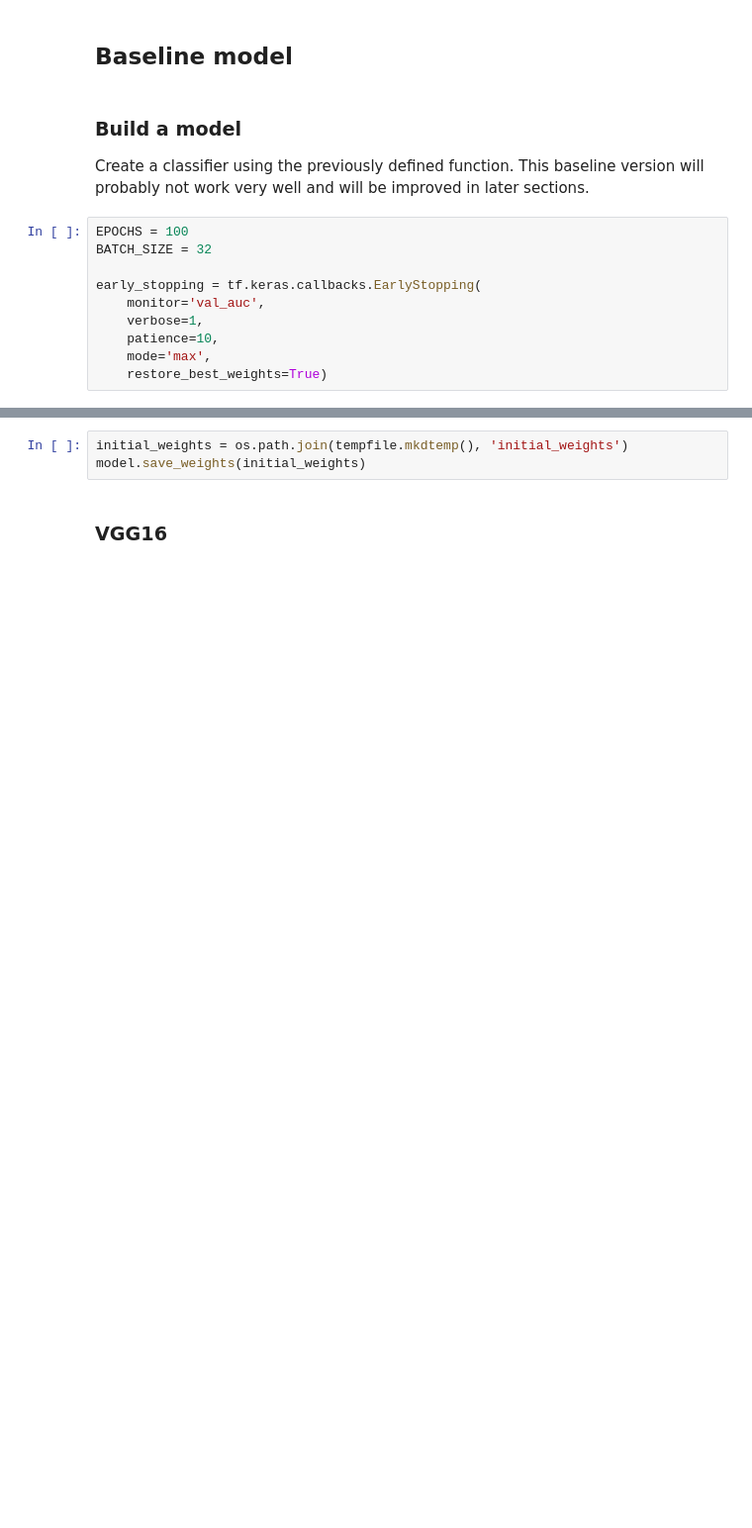
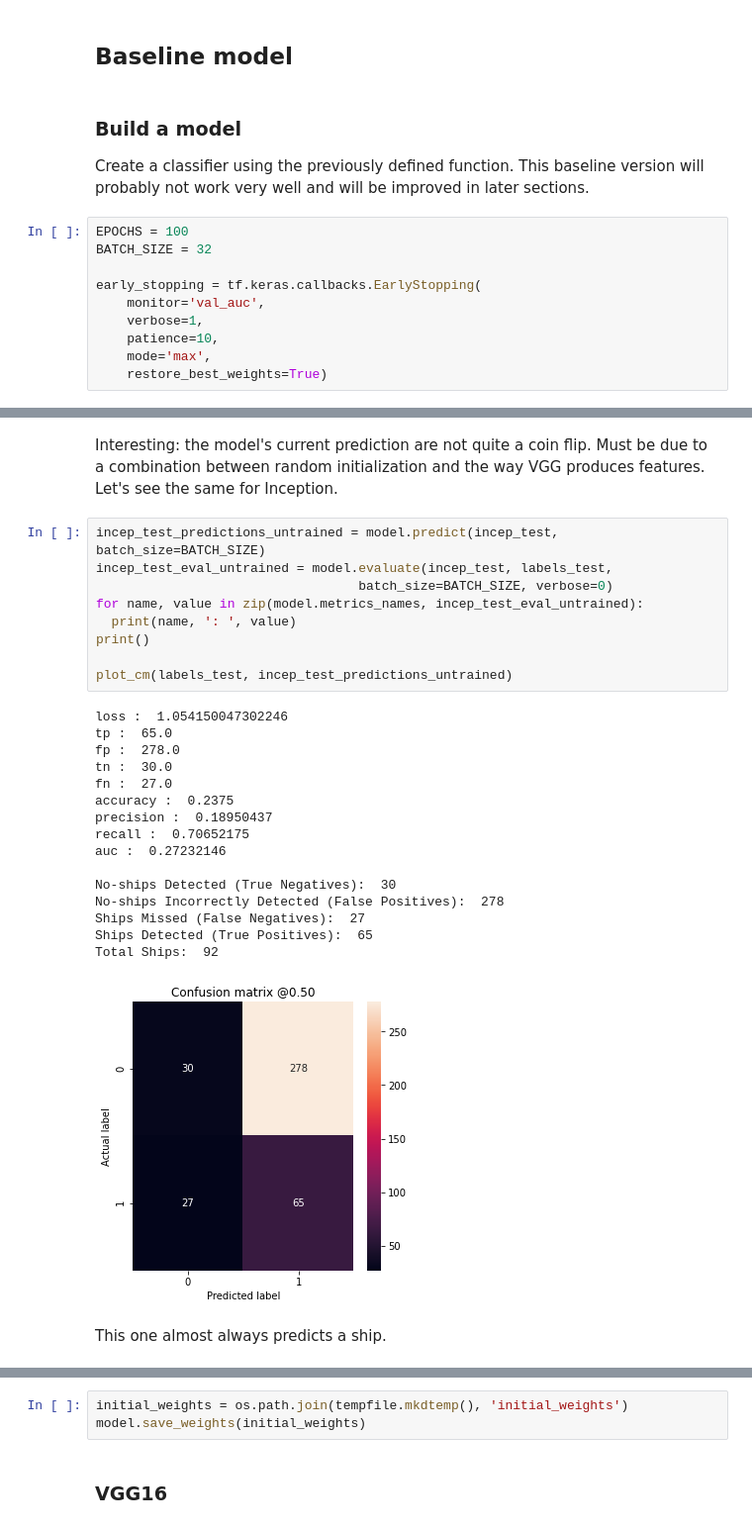
Before and after one commit to dmitrytoda/ships, a Jupyter notebook: ships.ipynb, the cells around one changed output, grey strips where cells are left out. Shown at 99% size. Cells and saved outputs as stored; diff of their text form; blank space fills up the shorter version.

```diff
--- a/ships.ipynb
+++ b/ships.ipynb
@@ -426,0 +428,30 @@ array([[0.4362669 ],
+# %% [markdown]
+Interesting: the model's current prediction are not quite a coin flip. Must be due to a combination between random initialization and the way VGG produces features. Let's see the same for Inception.
+# %%
+incep_test_predictions_untrained = model.predict(incep_test, batch_size=BATCH_SIZE)
+incep_test_eval_untrained = model.evaluate(incep_test, labels_test,
+                                  batch_size=BATCH_SIZE, verbose=0)
+for name, value in zip(model.metrics_names, incep_test_eval_untrained):
+  print(name, ': ', value)
+print()
+
+plot_cm(labels_test, incep_test_predictions_untrained)
+# %% [output]
+loss :  1.054150047302246
+tp :  65.0
+fp :  278.0
+tn :  30.0
+fn :  27.0
+accuracy :  0.2375
+precision :  0.18950437
+recall :  0.70652175
+auc :  0.27232146
+
+No-ships Detected (True Negatives):  30
+No-ships Incorrectly Detected (False Positives):  278
+Ships Missed (False Negatives):  27
+Ships Detected (True Positives):  65
+Total Ships:  92
+[figure, added]
+# %% [markdown]
+This one almost always predicts a ship.
```
Also changed, not shown: parts of 99 cells of this notebook, 1 other file.
